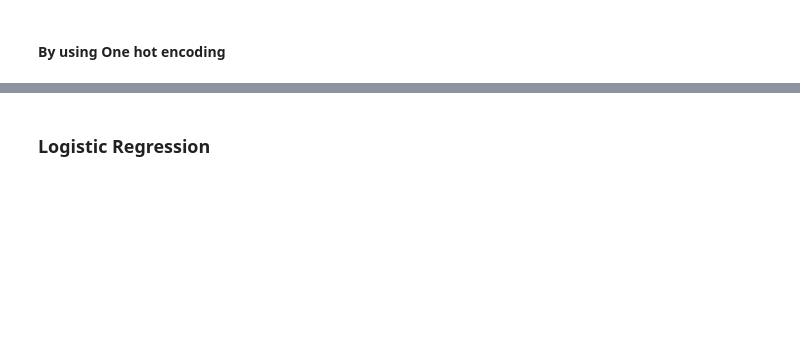
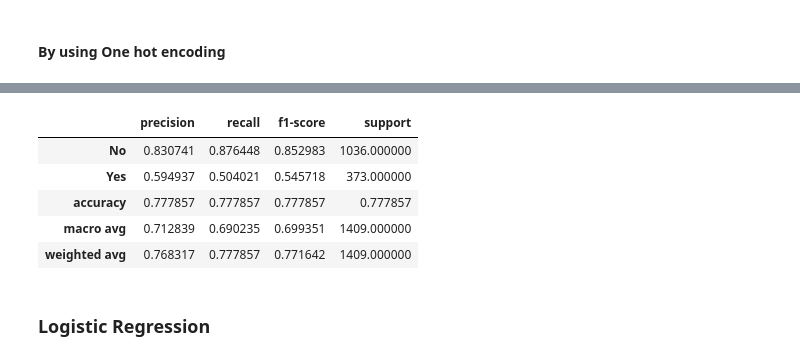
Before and after one commit to pratham122/Telco_customer_data, a Jupyter notebook: Telco_customer.ipynb, the cells around one changed output, grey strips where cells are left out. Cells and saved outputs as stored; diff of their text form; code cells hidden in the pictures; blank space fills up the shorter version.

```diff
--- a/Telco_customer.ipynb
+++ b/Telco_customer.ipynb
@@ -452,3 +535,13 @@ accuracy_score(y_test, y_pred_sel_oh)
+# %%
+y_pred_sel_oh = dt.predict(x_test_sel_oh)
+pd.DataFrame(classification_report(y_test, y_pred_sel_oh, target_names=le.classes_ ,output_dict=True)).transpose()
+# %% [output]
+|  | precision | recall | f1-score | support |
+| No | 0.830741 | 0.876448 | 0.852983 | 1036.000000 |
+| Yes | 0.594937 | 0.504021 | 0.545718 | 373.000000 |
+| accuracy | 0.777857 | 0.777857 | 0.777857 | 0.777857 |
+| macro avg | 0.712839 | 0.690235 | 0.699351 | 1409.000000 |
+| weighted avg | 0.768317 | 0.777857 | 0.771642 | 1409.000000 |
 # %% [markdown]
 ### Logistic Regression
 # %%
```
Also changed, not shown: parts of 12 cells of this notebook, 2 other files.
